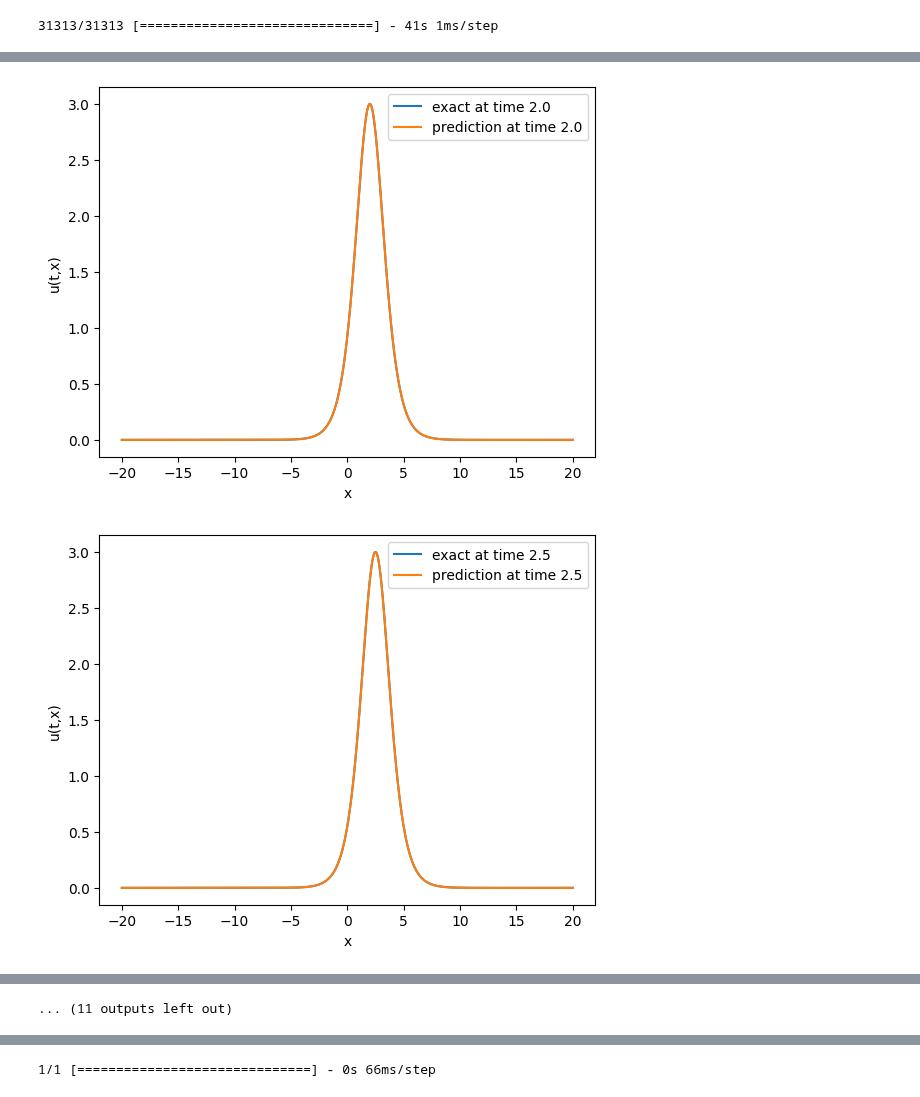
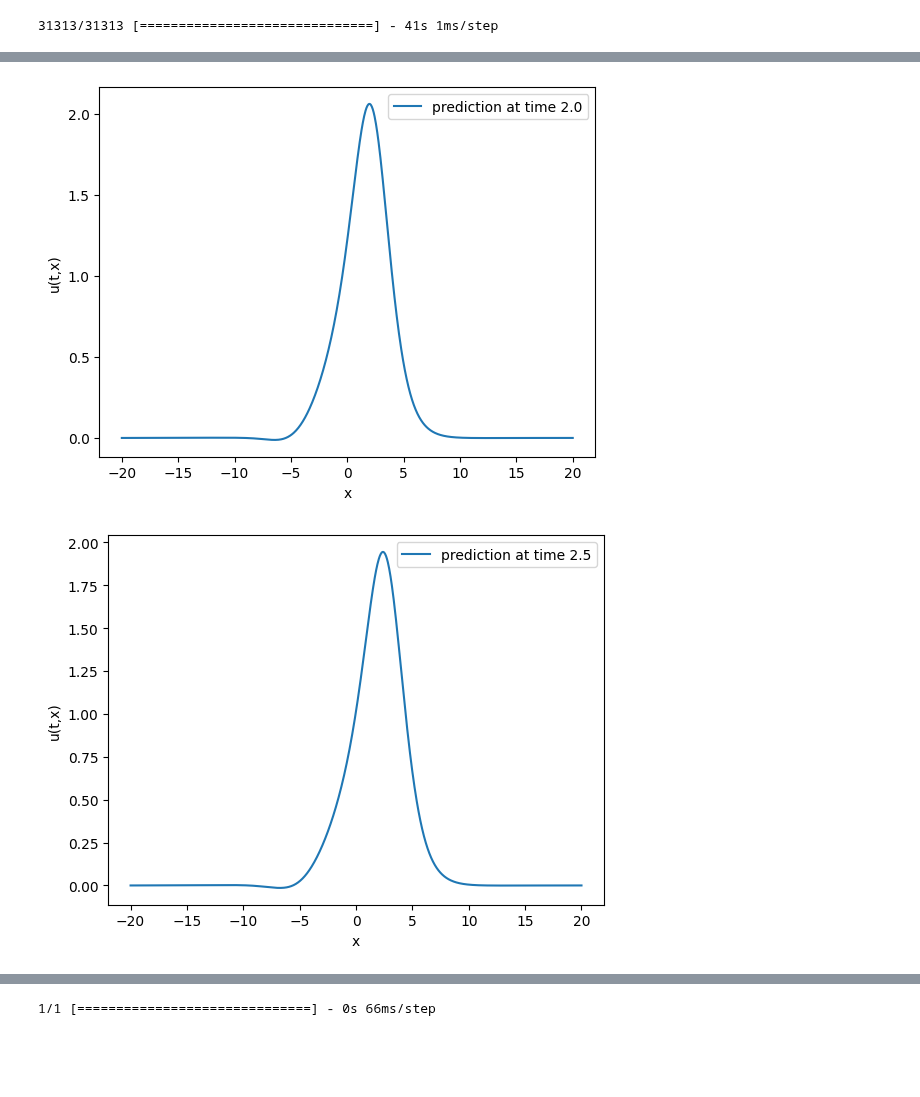
Before and after one commit to naiaseh/Trunk, a Jupyter notebook: PinnNew/KdVB.ipynb, the cells around one changed output, grey strips where cells are left out. Saved outputs shown, nothing was run; the diff lists cells and outputs as text; code cells hidden in the pictures; blank space fills up the shorter version.

```diff
--- a/PinnNew/KdVB.ipynb
+++ b/PinnNew/KdVB.ipynb
@@ -42,7 +42,7 @@ b'/content/drive/MyDrive/Trunk/PinnNew'
 
 
 phi = 0.
-alpha = 0.
+alpha = 0.5
 beta = 0.7
 gamma = 1.
 c0 = 1.
@@ -208,7 +236,7 @@ def plot_snapshots(timeList,num_test_samples = 1000, phi_function = phi_function
         tx = np.stack([np.full(t_flat.shape, t_cs), x_flat], axis=-1)
         print(tx.shape)
         u = pinn.backbone.predict(tx, batch_size=num_test_samples)
-        plt.plot(x_flat, phi_function(tx),label = 'exact at time {}'.format(t_cs))
+        # plt.plot(x_flat, phi_function(tx),label = 'exact at time {}'.format(t_cs))
         plt.plot(x_flat, u, label = 'prediction at time {}'.format(t_cs))
         # plt.plot(x_flat, phi_function_solitonsAdded(tx),label = 'added at time {}'.format(t_cs))
 
@@ -287,6 +315,6 @@ with open('PickleFiles/KdVB/Alpha0/KdVBalpha0Time10-3x32.pickle', 'wb') as f:
     pickle.dump(current_weights, f)
 # %%
-T = np.arange(0.,time+1.,.5)
+T = np.arange(0.,3.5,.5)
 for inde, Tt in enumerate(T):
   plt.figure()
   plot_snapshots([Tt], phi_function = phi_function, pinn = pinn)
@@ -316,2 +341,2 @@ for inde, Tt in enumerate(T):
-[figure, old version]
+[figure, new version]
-[figure, old version]
+[figure, new version]
@@ -323,4 +344,3 @@ for inde, Tt in enumerate(T):
-... (11 outputs left out)
 # %%
 
 # put the images into the frames variable
```
Also changed, not shown: parts of 9 cells of this notebook.
